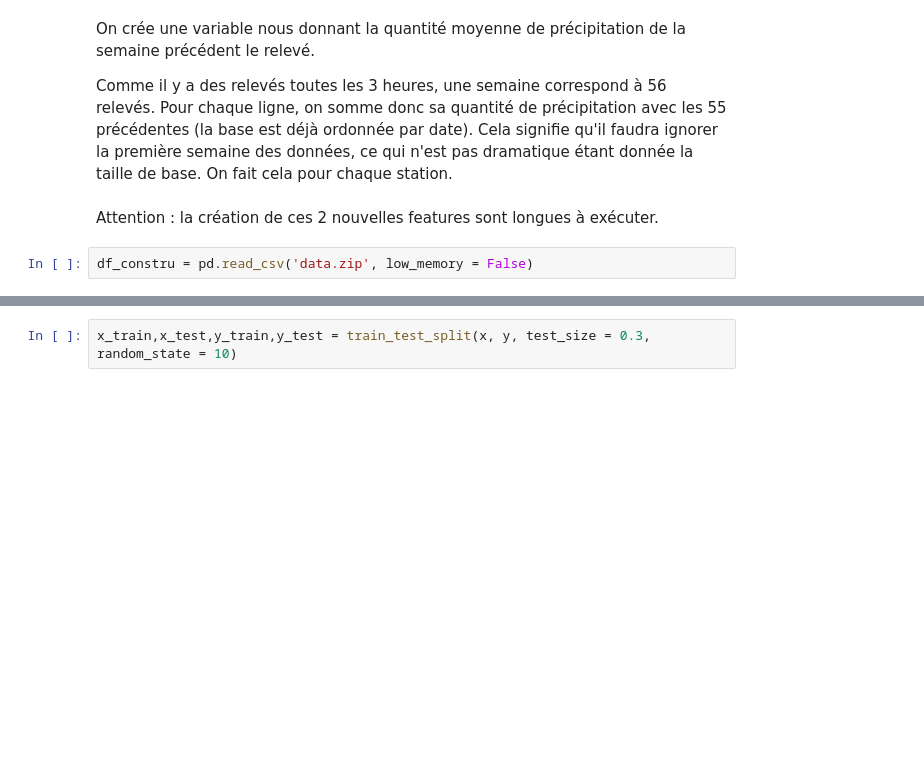
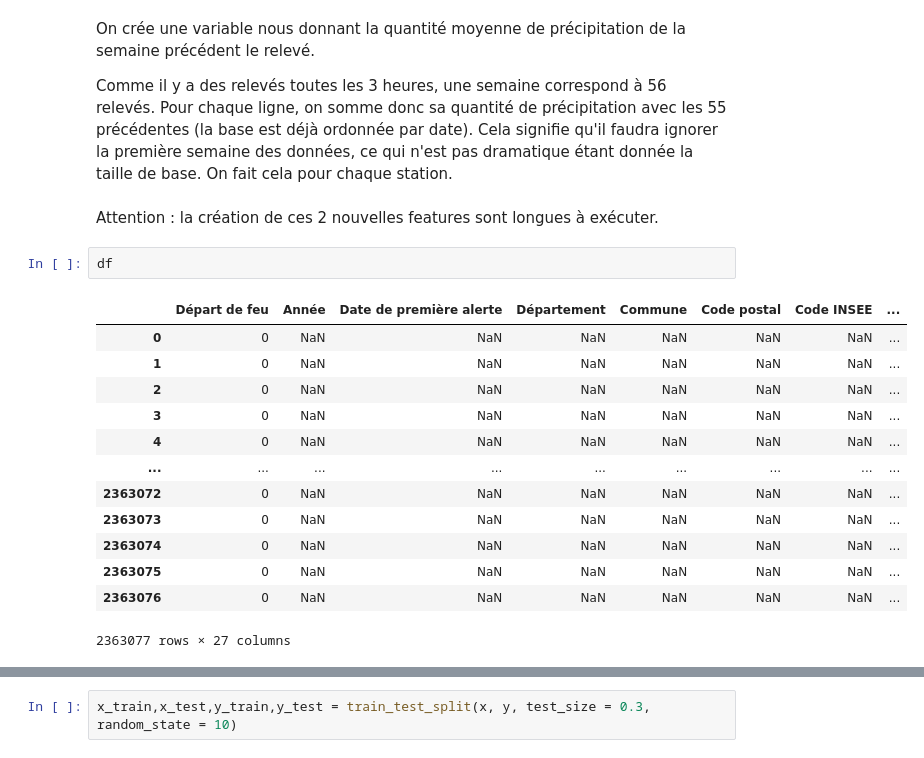
Before and after one commit to Theo-Clavel/feux_de_foret, a Jupyter notebook: Partie3.ipynb, the cells around one changed output, grey strips where cells are left out. Saved outputs shown, nothing was run; the diff lists cells and outputs as text; blank space fills up the shorter version.

```diff
--- a/Partie3.ipynb
+++ b/Partie3.ipynb
@@ -707,5 +742,19 @@ On crée une variable nous donnant la quantité moyenne de précipitation de la
 Comme il y a des relevés toutes les 3 heures, une semaine correspond à 56 relevés. Pour chaque ligne, on somme donc sa quantité de précipitation avec les 55 précédentes (la base est déjà ordonnée par date). Cela signifie qu'il faudra ignorer la première semaine des données, ce qui n'est pas dramatique étant donnée la taille de base. On fait cela pour chaque station.
 # %% [markdown]
 Attention : la création de ces 2 nouvelles features sont longues à exécuter.
-# %%
-df_constru = pd.read_csv('data.zip', low_memory = False)
+# %%
+df
+# %% [output]
+|  | Départ de feu | Année | Date de première alerte | Département | Commune | Code postal | Code INSEE | ... |
+| 0 | 0 | NaN | NaN | NaN | NaN | NaN | NaN | ... |
+| 1 | 0 | NaN | NaN | NaN | NaN | NaN | NaN | ... |
+| 2 | 0 | NaN | NaN | NaN | NaN | NaN | NaN | ... |
+| 3 | 0 | NaN | NaN | NaN | NaN | NaN | NaN | ... |
+| 4 | 0 | NaN | NaN | NaN | NaN | NaN | NaN | ... |
+| ... | ... | ... | ... | ... | ... | ... | ... | ... |
+| 2363072 | 0 | NaN | NaN | NaN | NaN | NaN | NaN | ... |
+| 2363073 | 0 | NaN | NaN | NaN | NaN | NaN | NaN | ... |
+| 2363074 | 0 | NaN | NaN | NaN | NaN | NaN | NaN | ... |
+| 2363075 | 0 | NaN | NaN | NaN | NaN | NaN | NaN | ... |
+| 2363076 | 0 | NaN | NaN | NaN | NaN | NaN | NaN | ... |
+2363077 rows × 27 columns
```
Also changed, not shown: parts of 33 cells of this notebook.
